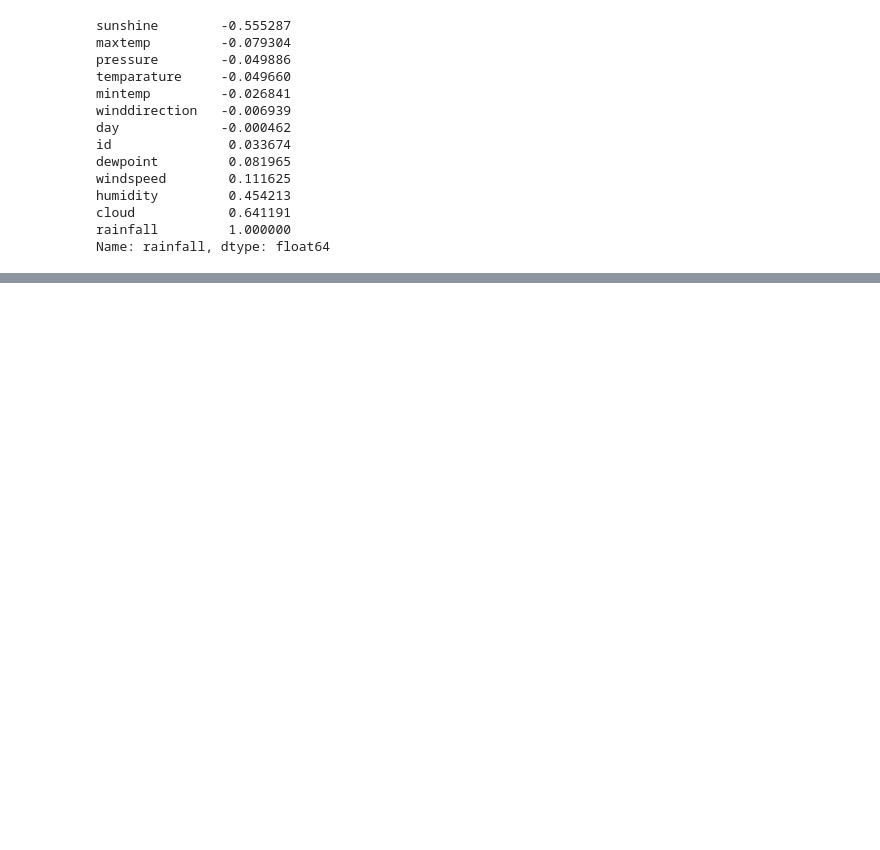
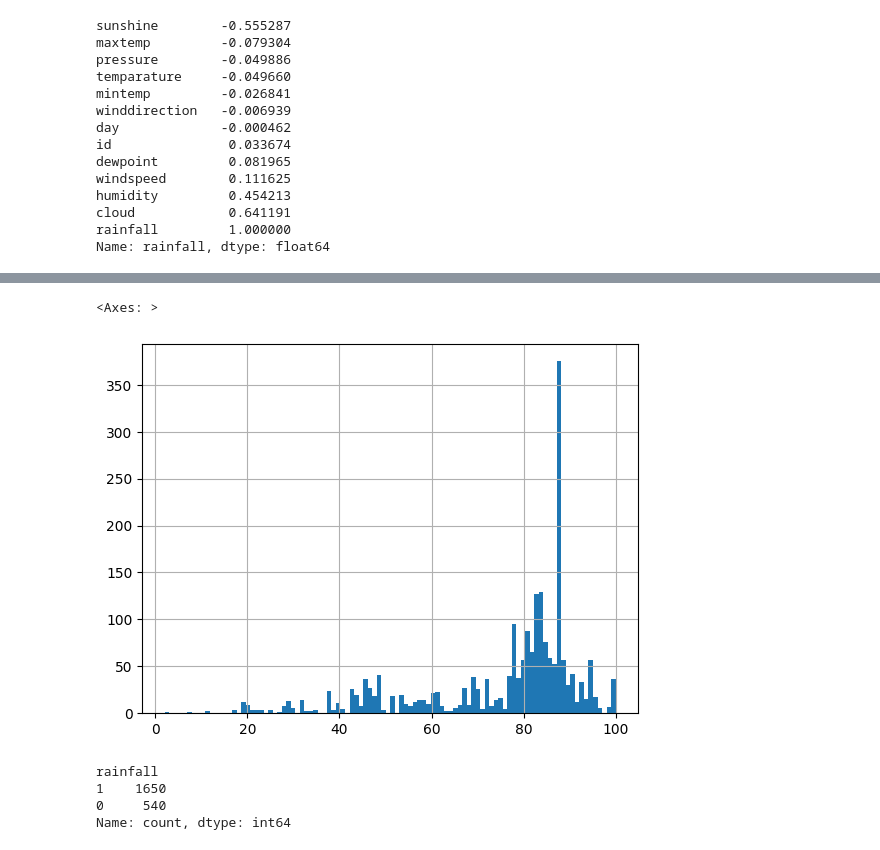
Before and after one commit to Ashmit-1/rainfall_prdiction, a Jupyter notebook: rainfall_prediction.ipynb, the cells around one changed output, grey strips where cells are left out. Saved outputs shown, nothing was run; the diff lists cells and outputs as text; code cells hidden in the pictures; blank space fills up the shorter version.

Commit message:
study the correlation and select clouds category to split the train and test set

```diff
--- a/rainfall_prediction.ipynb
+++ b/rainfall_prediction.ipynb
@@ -73,0 +86,12 @@ Name: rainfall, dtype: float64
+# %%
+raw_data["cloud"].hist(bins=100)
+# %% [output]
+<Axes: >
+[figure, added]
+# %%
+raw_data["rainfall"].value_counts()
+# %% [output]
+rainfall
+1    1650
+0     540
+Name: count, dtype: int64
```
Also changed, not shown: parts of 3 cells of this notebook.
